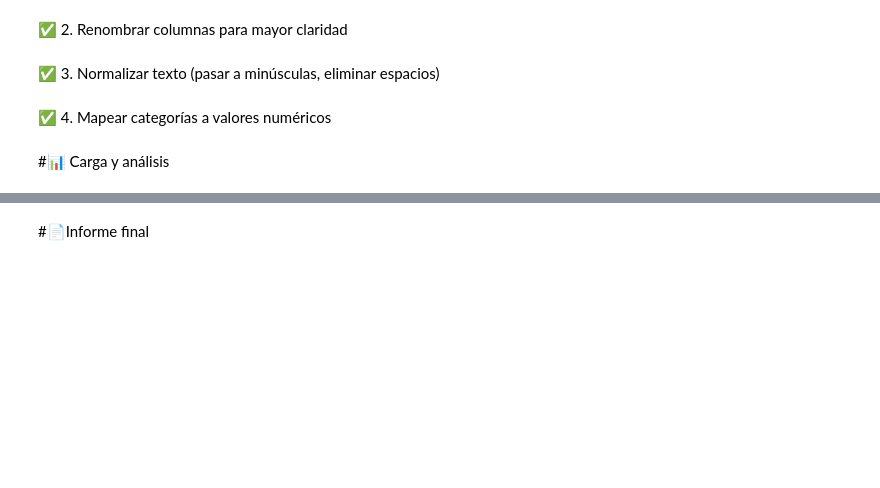
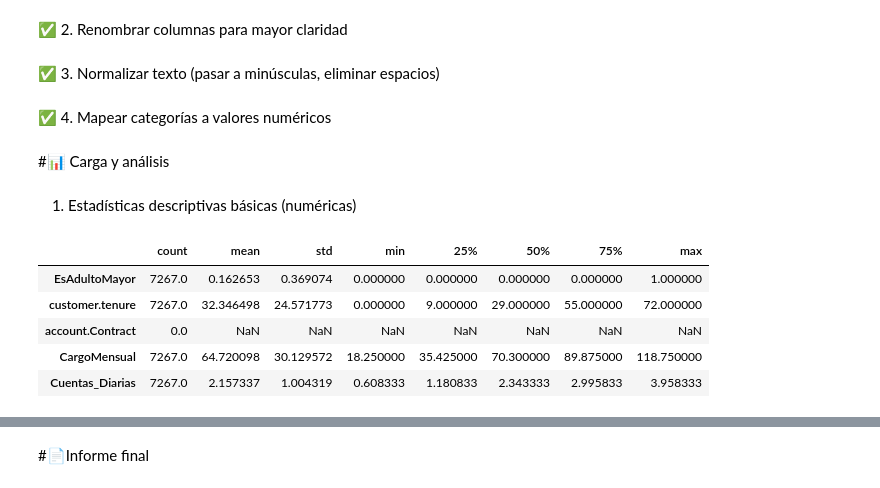
Before and after one commit to adrian-pieroni/challenge2-data-science-LATAM, a Jupyter notebook: challenge2_data_science_LATAM.ipynb, the cells around one changed output, grey strips where cells are left out. Drawn from its saved outputs; the diff is of its cells as text; code cells hidden in the pictures; blank space fills up the shorter version.

```diff
--- a/challenge2_data_science_LATAM.ipynb
+++ b/challenge2_data_science_LATAM.ipynb
@@ -1828,3 +1828,15 @@ df_limpio['account.Contract'] = df_limpio['account.Contract'].map({
 })
 # %% [markdown]
 #📊 Carga y análisis
+# %% [markdown]
+1. Estadísticas descriptivas básicas (numéricas)
+# %%
+# Resumen estadístico para columnas numéricas
+df_limpio.describe().T
+# %% [output]
+|  | count | mean | std | min | 25% | 50% | 75% | max |
+| EsAdultoMayor | 7267.0 | 0.162653 | 0.369074 | 0.000000 | 0.000000 | 0.000000 | 0.000000 | 1.000000 |
+| customer.tenure | 7267.0 | 32.346498 | 24.571773 | 0.000000 | 9.000000 | 29.000000 | 55.000000 | 72.000000 |
+| account.Contract | 0.0 | NaN | NaN | NaN | NaN | NaN | NaN | NaN |
+| CargoMensual | 7267.0 | 64.720098 | 30.129572 | 18.250000 | 35.425000 | 70.300000 | 89.875000 | 118.750000 |
+| Cuentas_Diarias | 7267.0 | 2.157337 | 1.004319 | 0.608333 | 1.180833 | 2.343333 | 2.995833 | 3.958333 |
```
Also changed, not shown: parts of 6 cells of this notebook.
